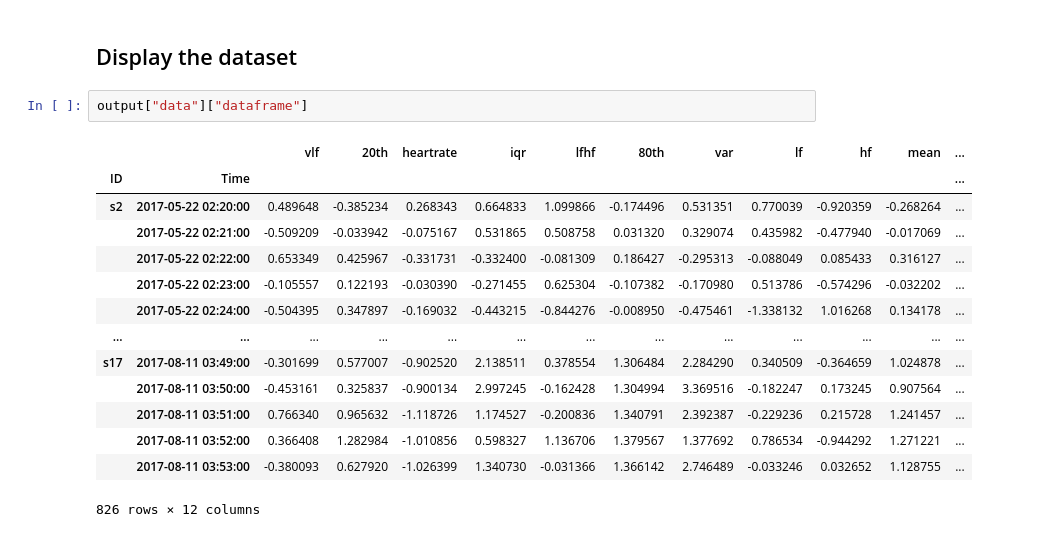
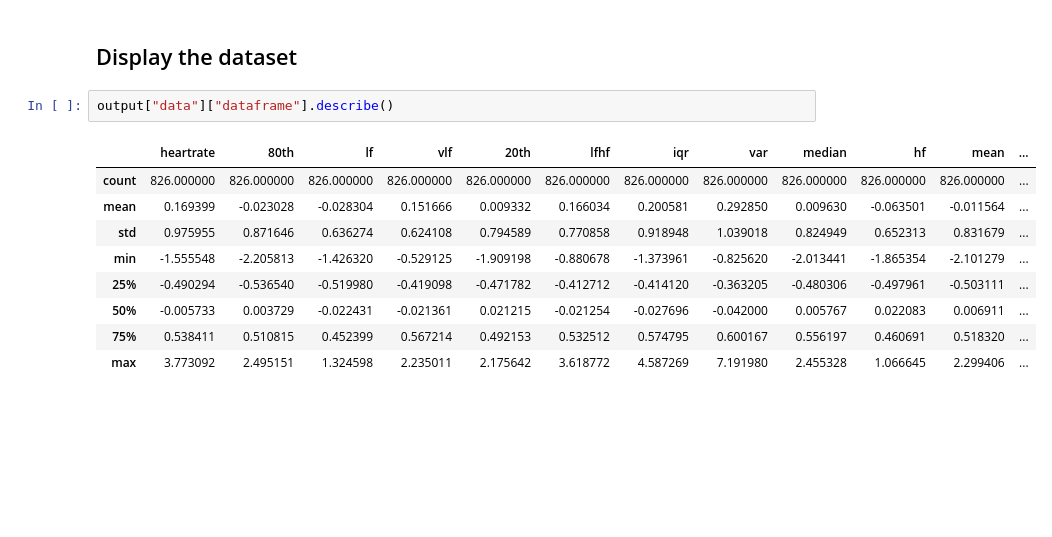
Before and after one commit to mlds-lab/mFlow, a Jupyter notebook: Examples/WESAD-BasicTrainTest.ipynb, the cells around one changed output. Saved outputs shown, nothing was run; the diff lists cells and outputs as text; blank space fills up the shorter version.

```diff
--- a/Examples/WESAD-BasicTrainTest.ipynb
+++ b/Examples/WESAD-BasicTrainTest.ipynb
@@ -94,19 +98,14 @@ display(output['yield']["report"])
 # %% [markdown]
 ## Display the dataset
 # %%
-output["data"]["dataframe"]
+output["data"]["dataframe"].describe()
 # %% [output]
-|  |  | vlf | 20th | heartrate | iqr | lfhf | 80th | var | lf | hf | mean | ... |
-| ID | Time |  |  |  |  |  |  |  |  |  |  | ... |
-| s2 | 2017-05-22 02:20:00 | 0.489648 | -0.385234 | 0.268343 | 0.664833 | 1.099866 | -0.174496 | 0.531351 | 0.770039 | -0.920359 | -0.268264 | ... |
-|  | 2017-05-22 02:21:00 | -0.509209 | -0.033942 | -0.075167 | 0.531865 | 0.508758 | 0.031320 | 0.329074 | 0.435982 | -0.477940 | -0.017069 | ... |
-|  | 2017-05-22 02:22:00 | 0.653349 | 0.425967 | -0.331731 | -0.332400 | -0.081309 | 0.186427 | -0.295313 | -0.088049 | 0.085433 | 0.316127 | ... |
-|  | 2017-05-22 02:23:00 | -0.105557 | 0.122193 | -0.030390 | -0.271455 | 0.625304 | -0.107382 | -0.170980 | 0.513786 | -0.574296 | -0.032202 | ... |
-|  | 2017-05-22 02:24:00 | -0.504395 | 0.347897 | -0.169032 | -0.443215 | -0.844276 | -0.008950 | -0.475461 | -1.338132 | 1.016268 | 0.134178 | ... |
-| ... | ... | ... | ... | ... | ... | ... | ... | ... | ... | ... | ... | ... |
-| s17 | 2017-08-11 03:49:00 | -0.301699 | 0.577007 | -0.902520 | 2.138511 | 0.378554 | 1.306484 | 2.284290 | 0.340509 | -0.364659 | 1.024878 | ... |
-|  | 2017-08-11 03:50:00 | -0.453161 | 0.325837 | -0.900134 | 2.997245 | -0.162428 | 1.304994 | 3.369516 | -0.182247 | 0.173245 | 0.907564 | ... |
-|  | 2017-08-11 03:51:00 | 0.766340 | 0.965632 | -1.118726 | 1.174527 | -0.200836 | 1.340791 | 2.392387 | -0.229236 | 0.215728 | 1.241457 | ... |
-|  | 2017-08-11 03:52:00 | 0.366408 | 1.282984 | -1.010856 | 0.598327 | 1.136706 | 1.379567 | 1.377692 | 0.786534 | -0.944292 | 1.271221 | ... |
-|  | 2017-08-11 03:53:00 | -0.380093 | 0.627920 | -1.026399 | 1.340730 | -0.031366 | 1.366142 | 2.746489 | -0.033246 | 0.032652 | 1.128755 | ... |
+|  | heartrate | 80th | lf | vlf | 20th | lfhf | iqr | var | median | hf | mean | ... |
+| count | 826.000000 | 826.000000 | 826.000000 | 826.000000 | 826.000000 | 826.000000 | 826.000000 | 826.000000 | 826.000000 | 826.000000 | 826.000000 | ... |
+| mean | 0.169399 | -0.023028 | -0.028304 | 0.151666 | 0.009332 | 0.166034 | 0.200581 | 0.292850 | 0.009630 | -0.063501 | -0.011564 | ... |
+| std | 0.975955 | 0.871646 | 0.636274 | 0.624108 | 0.794589 | 0.770858 | 0.918948 | 1.039018 | 0.824949 | 0.652313 | 0.831679 | ... |
+| min | -1.555548 | -2.205813 | -1.426320 | -0.529125 | -1.909198 | -0.880678 | -1.373961 | -0.825620 | -2.013441 | -1.865354 | -2.101279 | ... |
+| 25% | -0.490294 | -0.536540 | -0.519980 | -0.419098 | -0.471782 | -0.412712 | -0.414120 | -0.363205 | -0.480306 | -0.497961 | -0.503111 | ... |
+| 50% | -0.005733 | 0.003729 | -0.022431 | -0.021361 | 0.021215 | -0.021254 | -0.027696 | -0.042000 | 0.005767 | 0.022083 | 0.006911 | ... |
+| 75% | 0.538411 | 0.510815 | 0.452399 | 0.567214 | 0.492153 | 0.532512 | 0.574795 | 0.600167 | 0.556197 | 0.460691 | 0.518320 | ... |
+| max | 3.773092 | 2.495151 | 1.324598 | 2.235011 | 2.175642 | 3.618772 | 4.587269 | 7.191980 | 2.455328 | 1.066645 | 2.299406 | ... |
-826 rows × 12 columns
```
Also changed, not shown: parts of 3 cells of this notebook, 22 other files.
